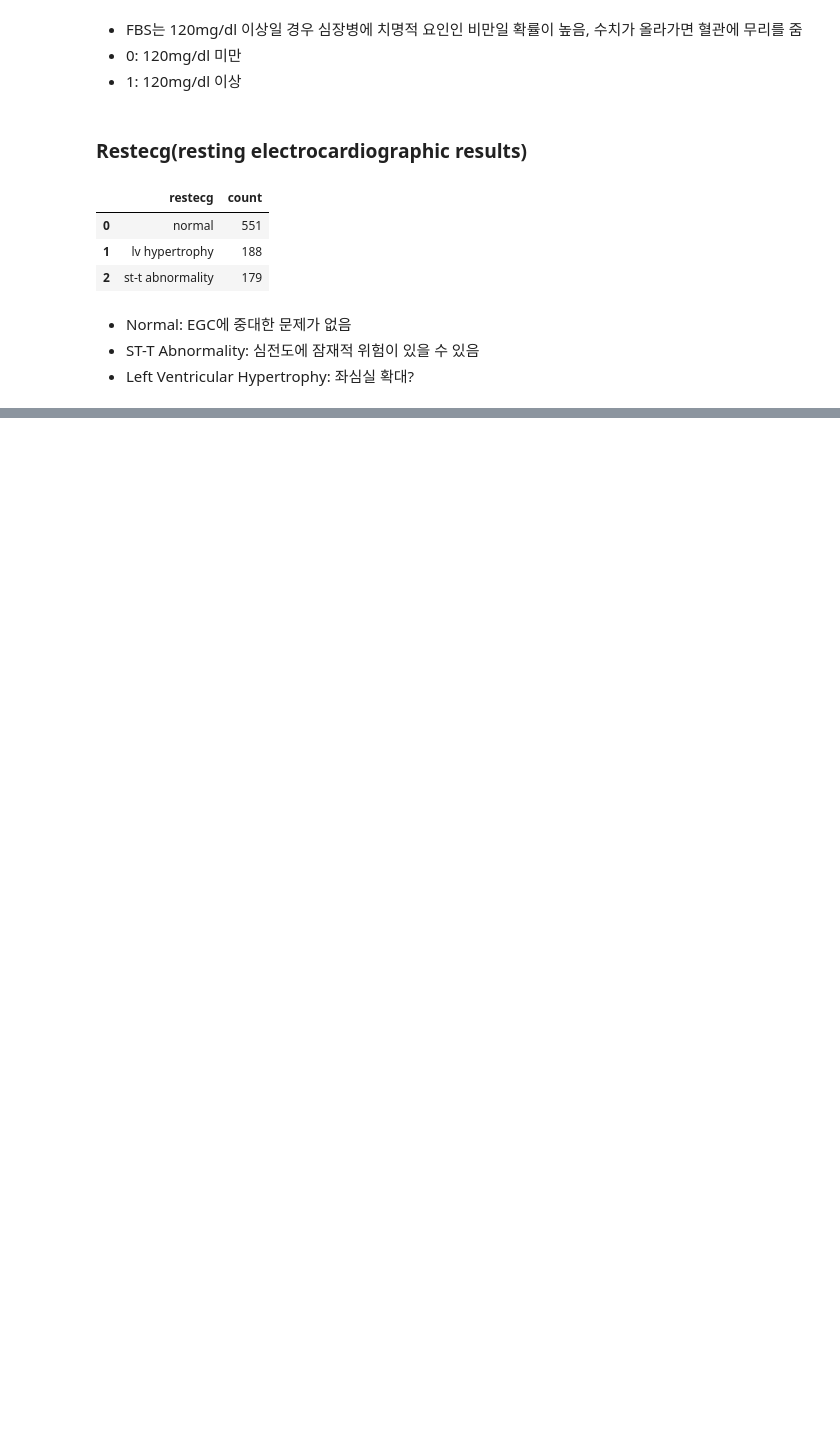
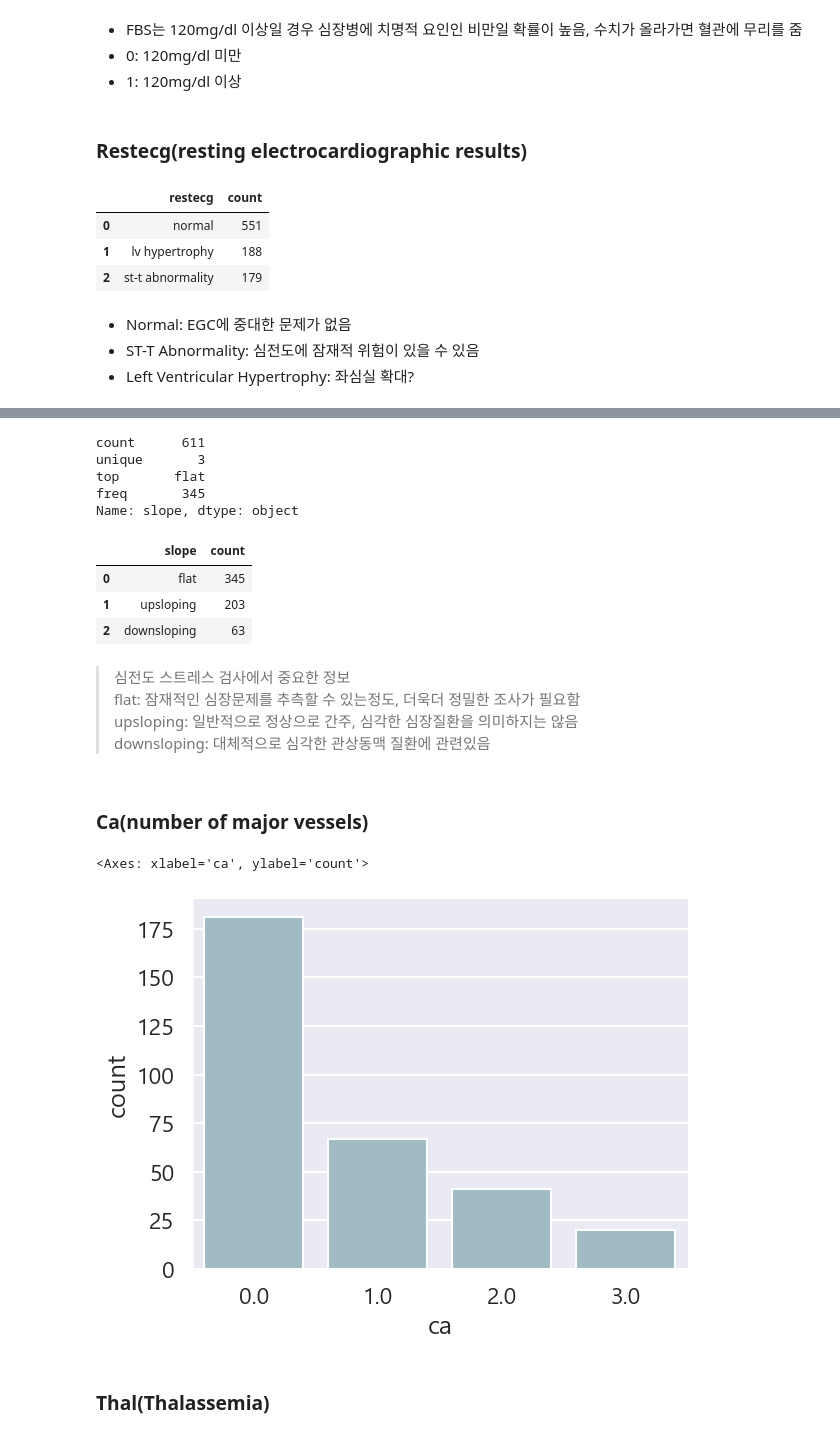
Before and after one commit to Pepi10/ML, a Jupyter notebook: ml_HeartDisease.ipynb, the cells around one changed output, grey strips where cells are left out. Drawn from its saved outputs; the diff is of its cells as text; code cells hidden in the pictures; blank space fills up the shorter version.

```diff
--- a/ml_HeartDisease.ipynb
+++ b/ml_HeartDisease.ipynb
@@ -383,0 +454,16 @@ go.Figure(data = data, layout = layout)
+# %%
+df.slope.describe()
+# %% [output]
+count      611
+unique       3
+top       flat
+freq       345
+Name: slope, dtype: object
+# %%
+df_slope = df.slope.value_counts().reset_index()
+df_slope
+# %% [output]
+|  | slope | count |
+| 0 | flat | 345 |
+| 1 | upsloping | 203 |
+| 2 | downsloping | 63 |
@@ -383,0 +477,14 @@ go.Figure(data = data, layout = layout)
+# %% [markdown]
+> 심전도 스트레스 검사에서 중요한 정보
+> flat: 잠재적인 심장문제를 추측할 수 있는정도, 더욱더 정밀한 조사가 필요함
+> upsloping: 일반적으로 정상으로 간주, 심각한 심장질환을 의미하지는 않음
+> downsloping: 대체적으로 심각한 관상동맥 질환에 관련있음
+# %% [markdown]
+### Ca(number of major vessels)
+# %%
+sns.countplot(df.ca, x = df.ca, color = '#9BBEC8')
+# %% [output]
+<Axes: xlabel='ca', ylabel='count'>
+[figure, added]
+# %% [markdown]
+### Thal(Thalassemia)
```
Also changed, not shown: parts of 28 cells of this notebook.
